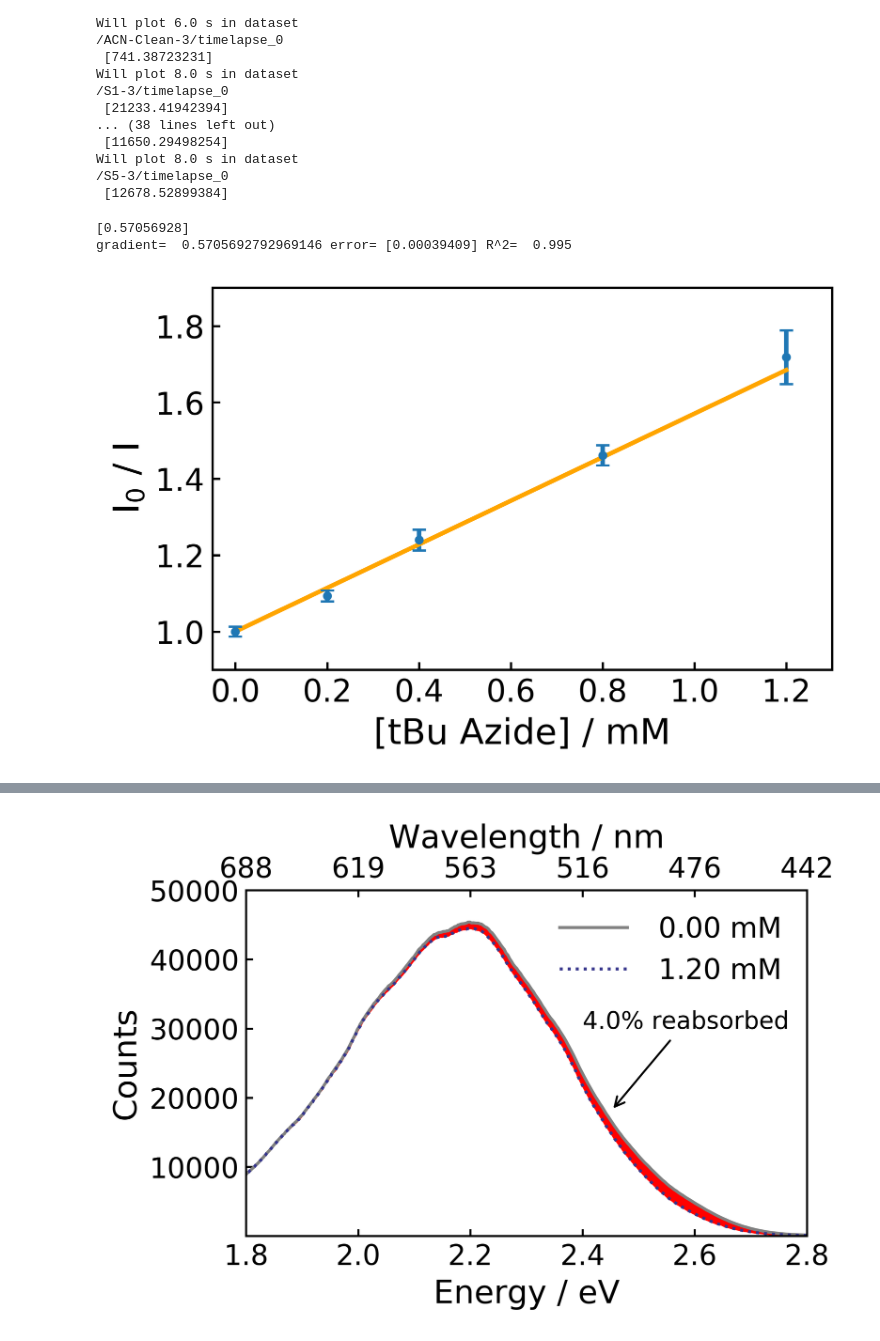
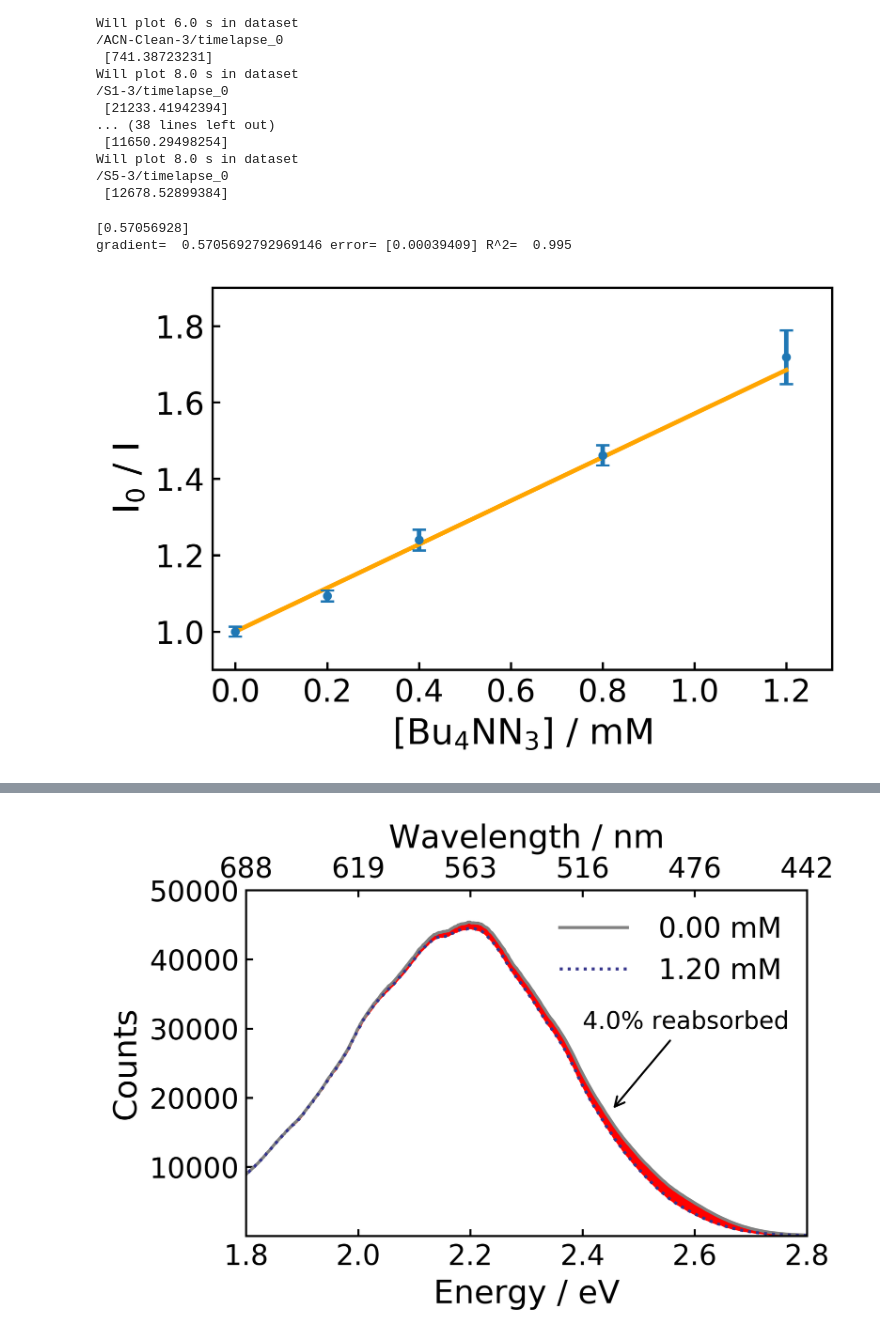
Before and after one commit to takashilawson/Stern-Volmer, a Jupyter notebook: 4CzIPN-SV-FINAL.ipynb, the cells around one changed output, grey strips where cells are left out. Saved outputs shown, nothing was run; the diff lists cells and outputs as text; code cells hidden in the pictures.

```diff
--- a/4CzIPN-SV-FINAL.ipynb
+++ b/4CzIPN-SV-FINAL.ipynb
@@ -167,35 +167,35 @@ n_avg_counts=np.divide(np.mean(a1),avg_counts)
 sd_counts=[np.std(np.divide(np.mean(a1),a1)),np.std(np.divide(np.mean(a1),a2)),np.std(np.divide(np.mean(a1),a3)),np.std(np.divide(np.mean(a1),a4)),np.std(np.divide(np.mean(a1),a5))]
 sd_error=np.divide(sd_counts,np.sqrt(3))
 
 tau=18.7e-9
 
 popt1,pcov1=curve_fit(func, conc, n_avg_counts,sigma=sd_counts)
 print(popt1)
 
 #R^2 value
 residuals_1 = n_avg_counts-func(np.array(conc), popt1[0])
 ss_res = np.sum(residuals_1**2)
 ss_tot = np.sum((n_avg_counts-np.mean(n_avg_counts))**2)
 r_squared_1 = round(1 - (ss_res / ss_tot),3)
 perr1 = np.sqrt(np.diag(pcov1))
 
 print('gradient= ',popt1[0],'error=',pcov1[0],'R^2= ',str(r_squared_1))
 
 model_counts=[]
 for i in conc:
     model_counts.append(func(i,popt1[0]))
 
 with rc_context(fname=rc_fname):
     plt.plot(conc,model_counts,label='fitting',color='orange')
     plt.errorbar(conc, n_avg_counts, yerr=sd_error, xerr=None, fmt='.',mew=1,capsize=3)
-    plt.xlabel('[tBu Azide] / mM')
+    plt.xlabel('[Bu$_4$NN$_3$] / mM')
     plt.ylabel('I$_0$ / I')
     plt.xlim(-0.05,1.3)
     plt.ylim(0.9,1.9)
 # %% [output]
 [0.57056928]
 gradient=  0.5705692792969146 error= [0.00039409] R^2=  0.995
-[figure, old version]
+[figure, new version]
 # %%
 xerr_v=0.02
 
```
Also changed, not shown: parts of 5 cells of this notebook.
